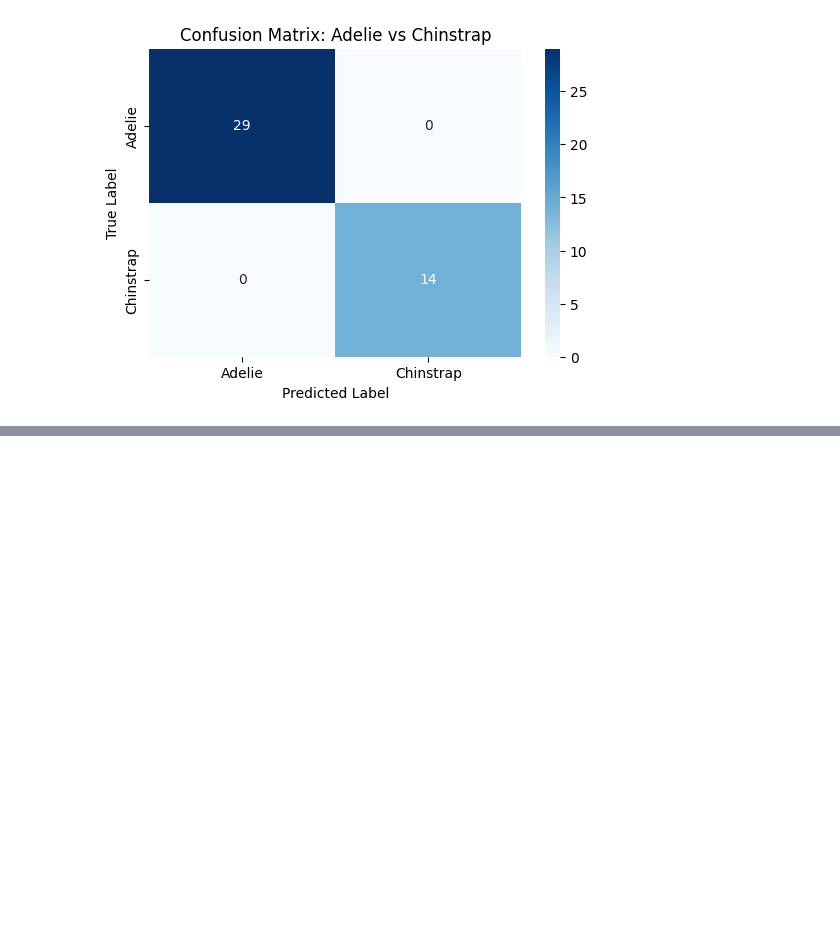
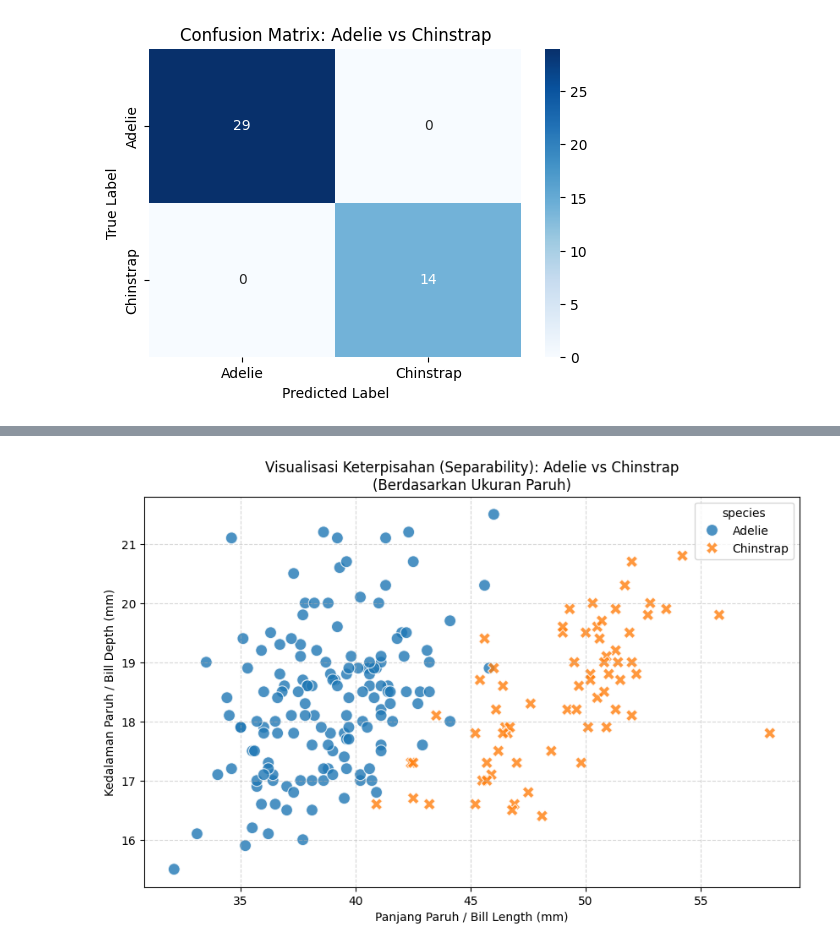
Before and after one commit to FatihHDR/data-mining, a Jupyter notebook: modul5/demo.ipynb, the cells around one changed output, grey strips where cells are left out. Drawn from its saved outputs; the diff is of its cells as text; code cells hidden in the pictures; blank space fills up the shorter version.

```diff
--- a/modul5/demo.ipynb
+++ b/modul5/demo.ipynb
@@ -85,0 +90,25 @@ plt.show()
+# %%
+import matplotlib.pyplot as plt
+import seaborn as sns
+
+plt.figure(figsize=(10, 6))
+
+# Membuat scatter plot untuk melihat "kluster" data
+sns.scatterplot(
+    data=df_filtered,
+    x='bill_length_mm',
+    y='bill_depth_mm',
+    hue='species',
+    style='species',
+    s=100,
+    alpha=0.8,
+    palette={'Adelie': '#1f77b4', 'Chinstrap': '#ff7f0e'}
+)
+
+plt.title('Visualisasi Keterpisahan (Separability): Adelie vs Chinstrap\n(Berdasarkan Ukuran Paruh)')
+plt.xlabel('Panjang Paruh / Bill Length (mm)')
+plt.ylabel('Kedalaman Paruh / Bill Depth (mm)')
+plt.grid(True, linestyle='--', alpha=0.5)
+plt.show()
+# %% [output]
+[figure, added]
```
Also changed, not shown: parts of 2 cells of this notebook, 4 other files.
